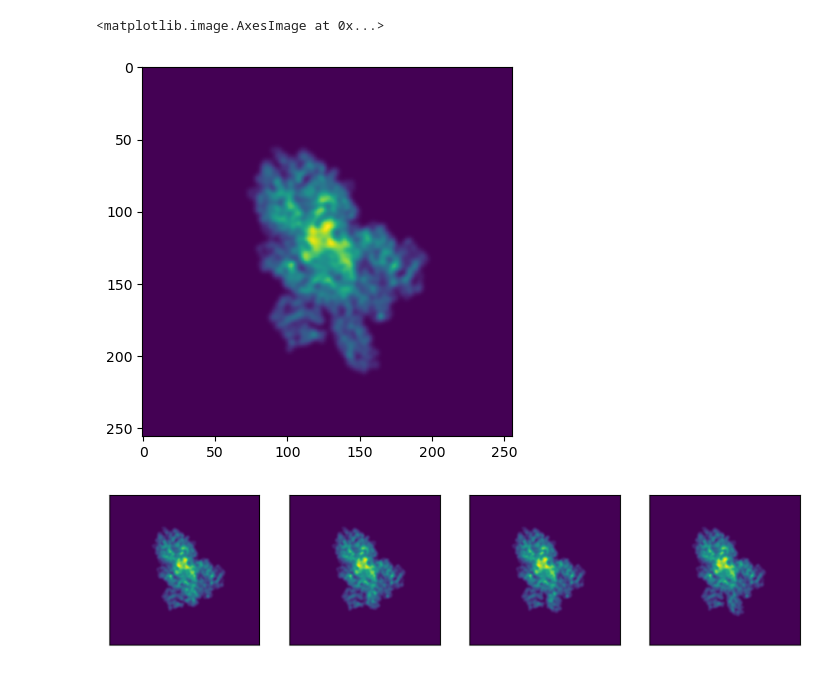
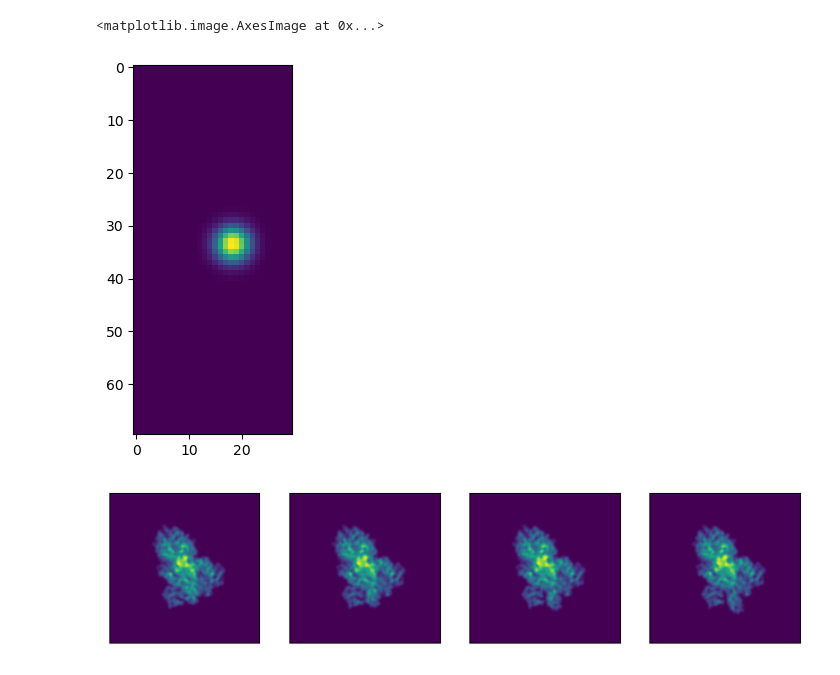
Before and after one commit to flatironinstitute/cryoSBI, a Jupyter notebook: notebooks/Untitled.ipynb, the cells around one changed output. Drawn from its saved outputs; the diff is of its cells as text; code cells hidden in the pictures.

```diff
--- a/notebooks/Untitled.ipynb
+++ b/notebooks/Untitled.ipynb
@@ -43,6 +43,8 @@ def gen_quat() -> torch.Tensor:
 # models = torch.from_numpy(np.load("../../ceph/covid_spike_data/notebooks/test_models_spike.npy")).to(torch.float32).cuda()[::30]
 # models = torch.from_numpy(np.load("../../ceph/covid_spike_data/interpolation_models/spike_interpo.npy")).to(torch.float32).cuda()
 # models = torch.from_numpy(np.load("../../ceph/brownman_models/brownman_models.npy")).to(torch.float32).cuda()
+models = torch.load("../../CryoSBI/Benchmark_Hsp90/models/hsp90_models.pt").to(torch.float32).cuda()[:, :, :1]
+print(models.shape)
 test_quat = torch.tensor([-0.3576, 0.8310, -0.2671, 0.3320])  # gen_quat()
 test_quats = torch.stack([test_quat for _ in range(len(models))]).cuda()
 pixel_size = torch.tensor(1.0, dtype=torch.float32).cuda()
@@ -122,7 +180,7 @@ def project_density_batched(
 
     return image
 # %%
-test_images = project_density_batched(
+test_images = project_density(
     models,
     test_quats,
     sigma,
@@ -138,8 +196,8 @@ plt.imshow(test_images[0].cpu().abs())
 # %%
-plt.imshow(test_images[-1].cpu().numpy())
+plt.imshow(test_images[0].cpu().numpy()[70:140, 140:170])
 # %% [output]
 <matplotlib.image.AxesImage at 0x...>
-[figure, old version]
+[figure, new version]
 # %%
 fig, axes = plt.subplots(1, 4, figsize=(10, 10))
 for i, ax in enumerate(axes.reshape(-1)):
```
Also changed, not shown: parts of 3 cells of this notebook, 5 other files.
